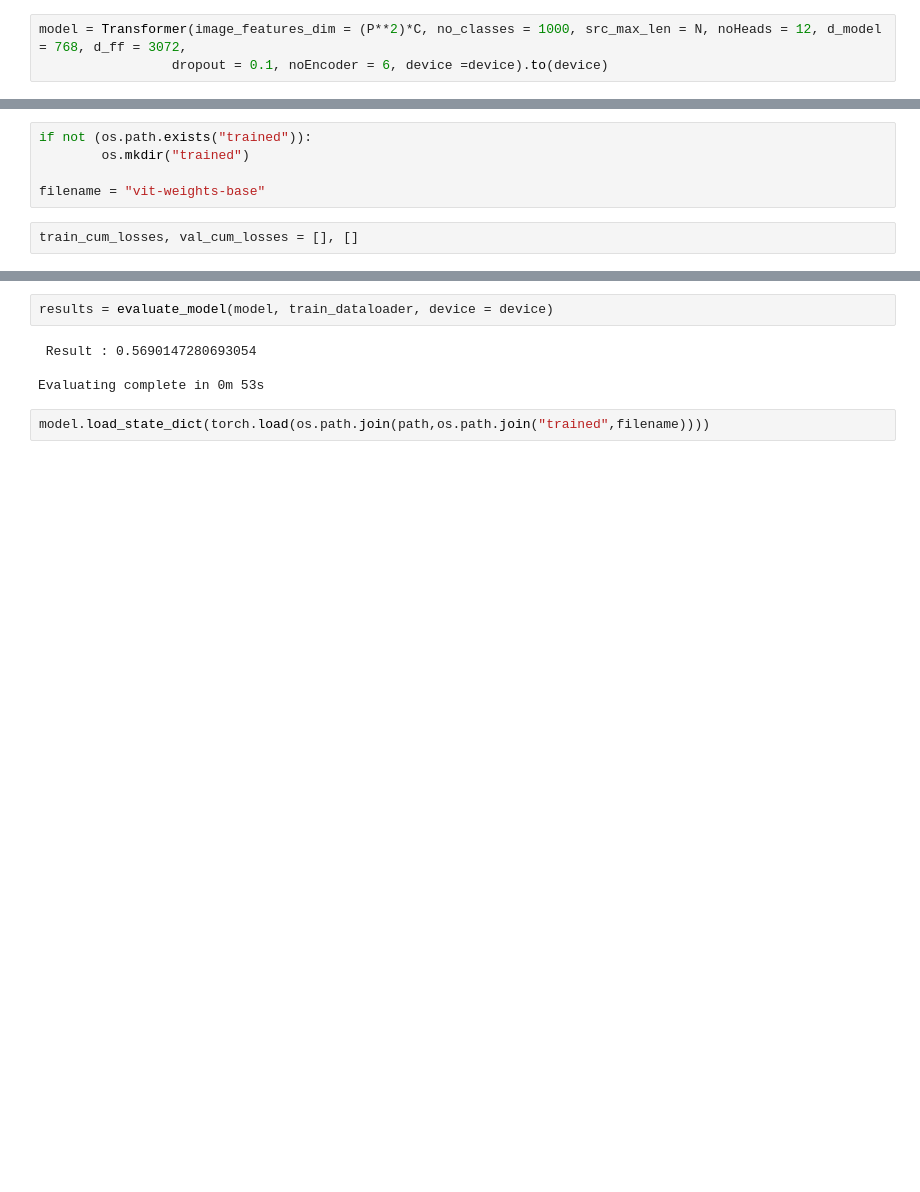
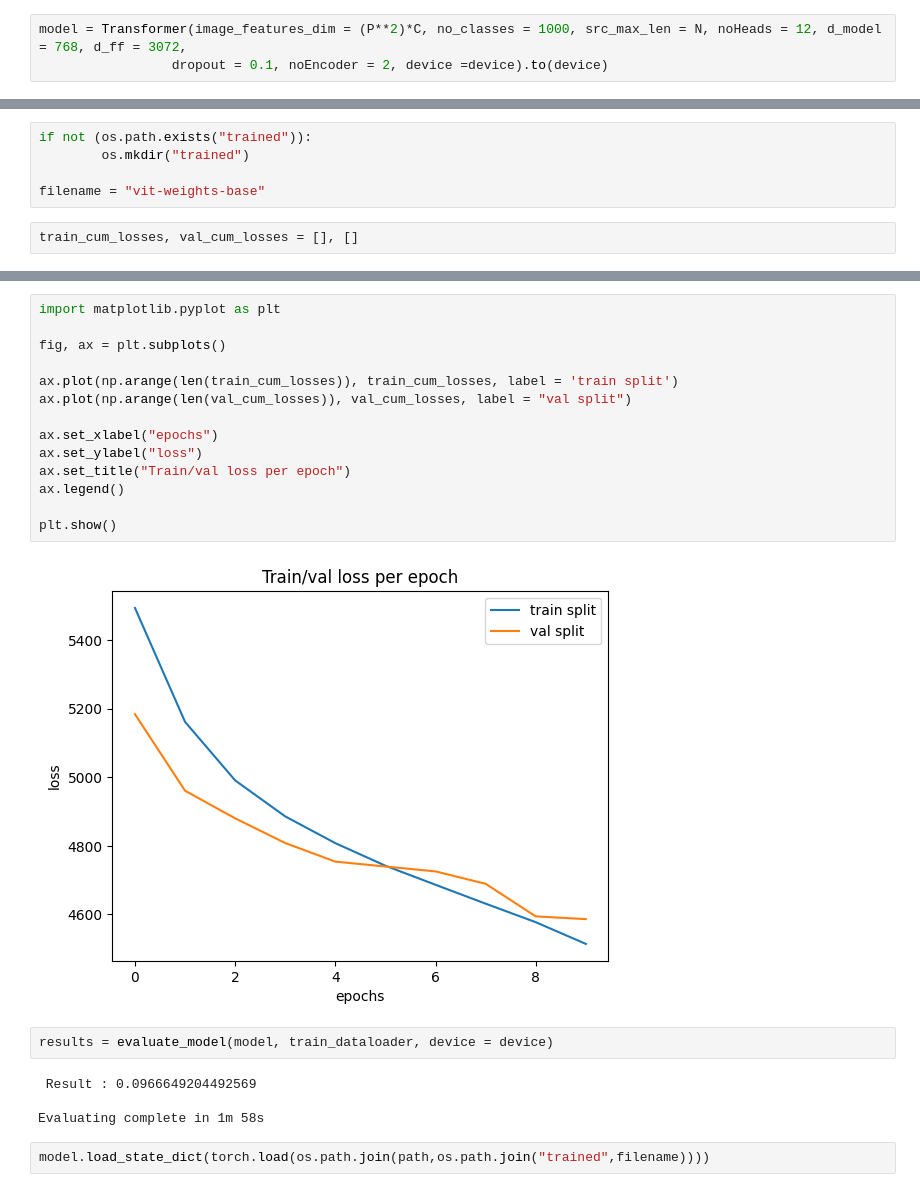
Before and after one commit to imessam/ViT-Vision-Transformer, a Jupyter notebook: ViT (Vision Transformer).ipynb, the cells around one changed output, grey strips where cells are left out. Saved outputs shown, nothing was run; the diff lists cells and outputs as text; blank space fills up the shorter version.

```diff
--- a/ViT (Vision Transformer).ipynb
+++ b/ViT (Vision Transformer).ipynb
@@ -177,6 +177,6 @@ label : 58
 # %%
 model = Transformer(image_features_dim = (P**2)*C, no_classes = 1000, src_max_len = N, noHeads = 12, d_model = 768, d_ff = 3072,
-                 dropout = 0.1, noEncoder = 6, device =device).to(device)
+                 dropout = 0.1, noEncoder = 2, device =device).to(device)
 # %%
 print(f"Numeber of the model's trainable paramaters : {count_parameters(model)}")
 # %% [output]
@@ -227,9 +259,25 @@ OutOfMemoryError: CUDA out of memory. Tried to allocate 52.00 MiB (GPU 0; 4.00 G
+# %%
+import matplotlib.pyplot as plt
+
+fig, ax = plt.subplots()
+
+ax.plot(np.arange(len(train_cum_losses)), train_cum_losses, label = 'train split')
+ax.plot(np.arange(len(val_cum_losses)), val_cum_losses, label = "val split")
+
+ax.set_xlabel("epochs")
+ax.set_ylabel("loss")
+ax.set_title("Train/val loss per epoch")
+ax.legend()
+
+plt.show()
+# %% [output]
+[figure, added]
 # %%
 results = evaluate_model(model, train_dataloader, device = device)
 # %% [output]
- Result : 0.5690147280693054
+ Result : 0.0966649204492569
 
-Evaluating complete in 0m 53s
+Evaluating complete in 1m 58s
 # %%
 model.load_state_dict(torch.load(os.path.join(path,os.path.join("trained",filename))))
 # %% [output]
```
Also changed, not shown: parts of 11 cells of this notebook.
